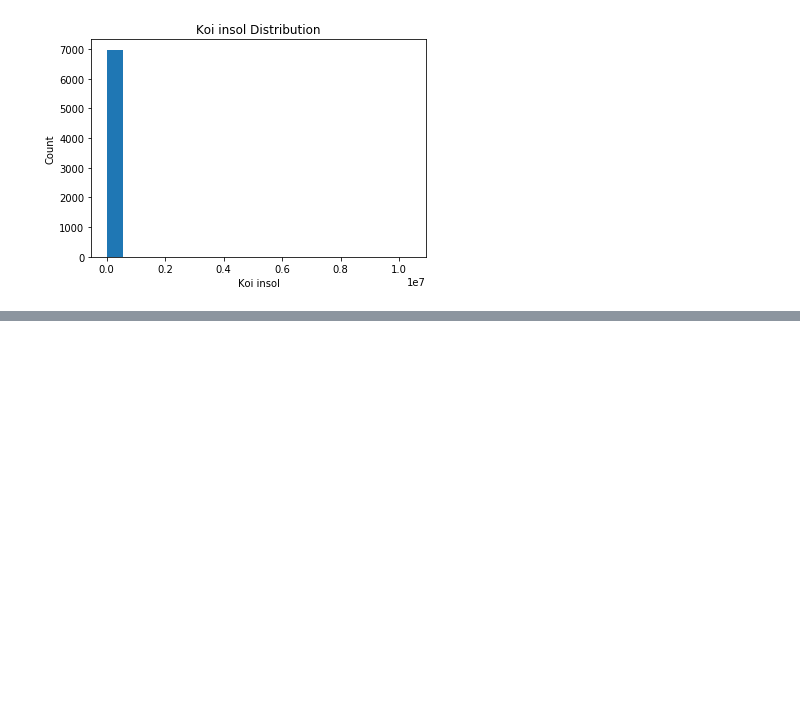
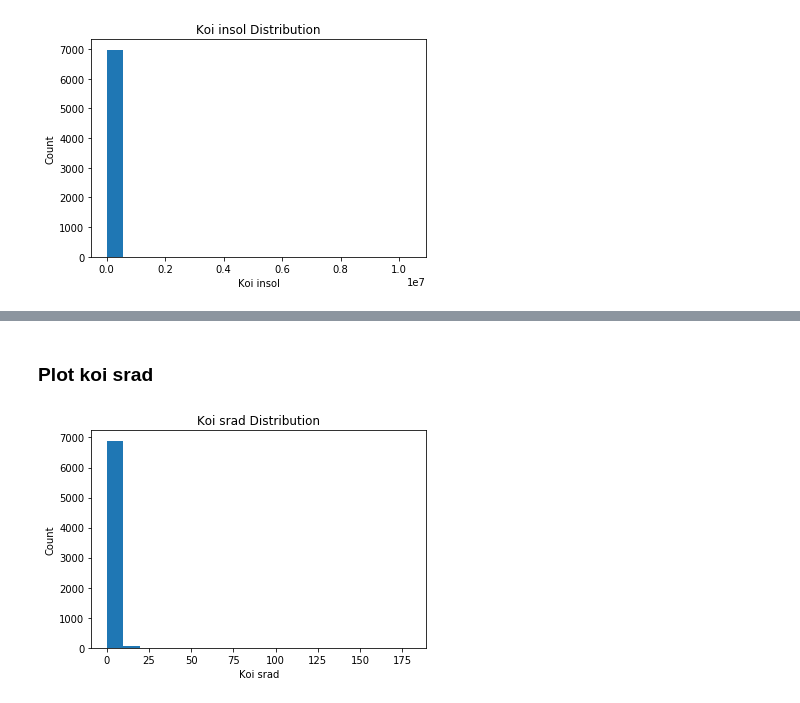
Before and after one commit to camiloibanez/Exoplanet-ML-Classifier, a Jupyter notebook: starter_code/Analysis.ipynb, the cells around one changed output, grey strips where cells are left out. Saved outputs shown, nothing was run; the diff lists cells and outputs as text; code cells hidden in the pictures; blank space fills up the shorter version.

```diff
--- a/starter_code/Analysis.ipynb
+++ b/starter_code/Analysis.ipynb
@@ -188,0 +249,16 @@ plt.show()
+# %% [markdown]
+### Plot koi srad
+# %%
+min_koi_srad = math.floor(min(df['koi_srad']))
+max_koi_srad = math.ceil(max(df['koi_srad'])) + 5
+w = math.ceil((max_koi_srad - min_koi_srad)/20)
+
+bin_list = list(range(min_koi_srad, max_koi_srad, w))
+plt.hist(x=df['koi_srad'], bins=bin_list)
+plt.title('Koi srad Distribution')
+plt.ylabel("Count")
+plt.xlabel("Koi srad")
+
+plt.show()
+# %% [output]
+[figure, added]
```
Also changed, not shown: parts of 8 cells of this notebook.
